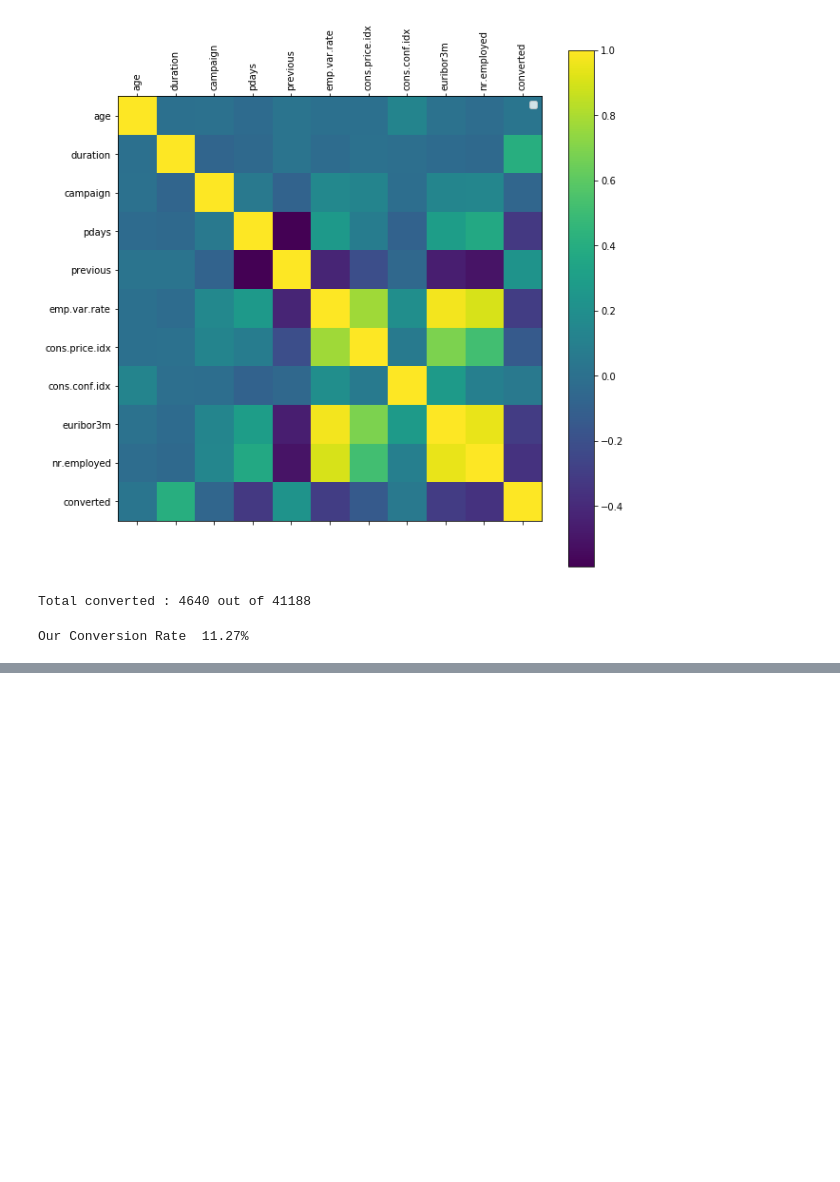
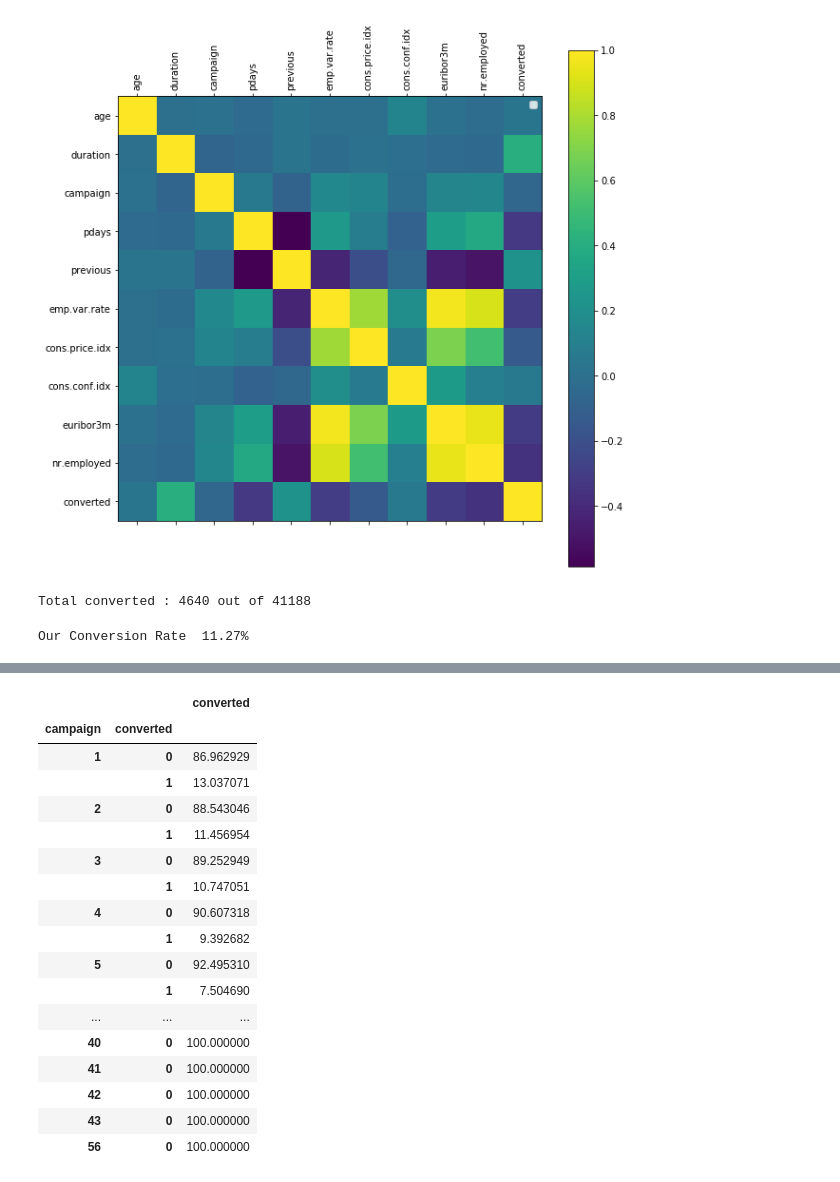
Before and after one commit to AvinashTiwari/Artifical-intelligence-2, a Jupyter notebook: 1_DataScience_20_Case_Studies/8_Market_Conversion_Rate/MarketingConversion.ipynb, the cells around one changed output, grey strips where cells are left out. Cells and saved outputs as stored; diff of their text form; code cells hidden in the pictures; blank space fills up the shorter version.

```diff
--- a/1_DataScience_20_Case_Studies/8_Market_Conversion_Rate/MarketingConversion.ipynb
+++ b/1_DataScience_20_Case_Studies/8_Market_Conversion_Rate/MarketingConversion.ipynb
@@ -109,0 +163,23 @@ Our Conversion Rate  11.27%
+# %%
+converted_sums_camp = bank.groupby(['campaign', 'converted']).agg({'converted' : 'count'})
+converted_sums_camp2 = converted_sums_camp.groupby(level=0).apply(lambda x: 100 *x / float(x.sum()))
+converted_sums_camp2
+# %% [output]
+|  |  | converted |
+| campaign | converted |  |
+| 1 | 0 | 86.962929 |
+|  | 1 | 13.037071 |
+| 2 | 0 | 88.543046 |
+|  | 1 | 11.456954 |
+| 3 | 0 | 89.252949 |
+|  | 1 | 10.747051 |
+| 4 | 0 | 90.607318 |
+|  | 1 | 9.392682 |
+| 5 | 0 | 92.495310 |
+|  | 1 | 7.504690 |
+| ... | ... | ... |
+| 40 | 0 | 100.000000 |
+| 41 | 0 | 100.000000 |
+| 42 | 0 | 100.000000 |
+| 43 | 0 | 100.000000 |
+| 56 | 0 | 100.000000 |
```
Also changed, not shown: parts of 4 cells of this notebook.
